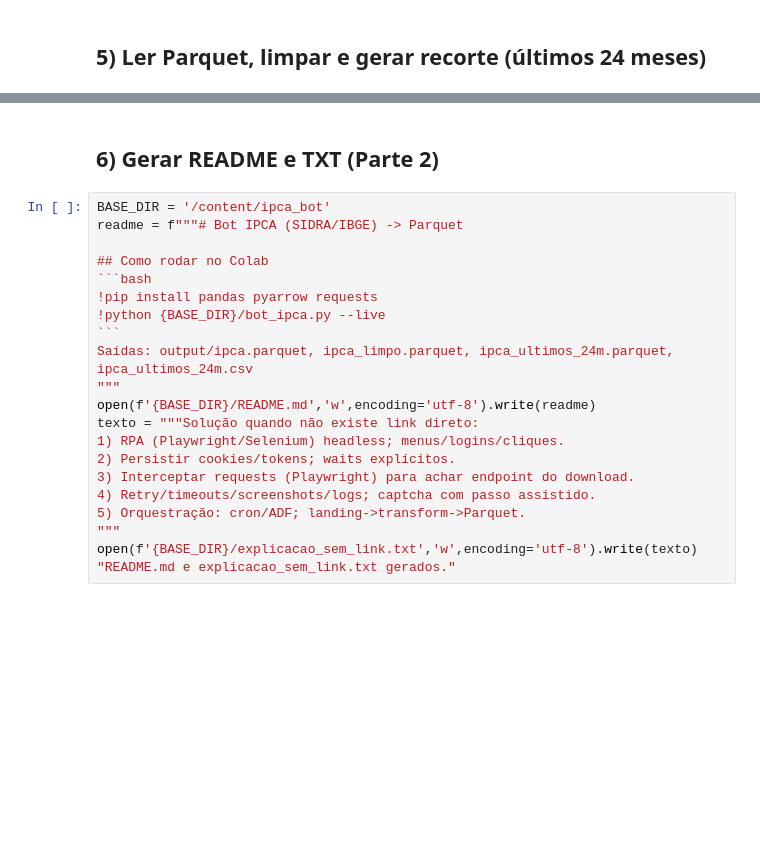
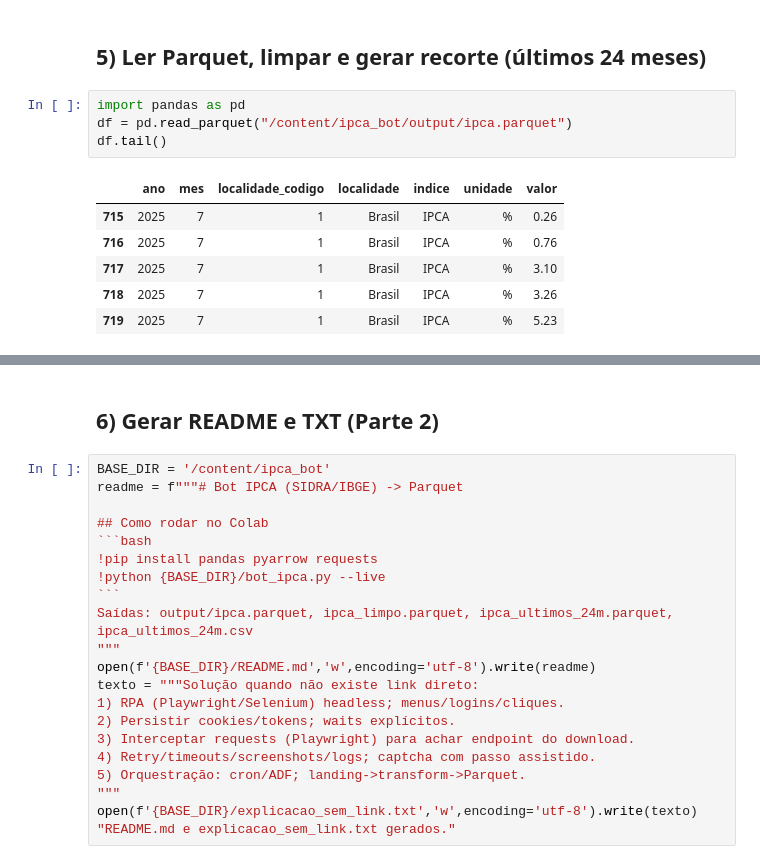
Before and after one commit to Araujopri/bot_ipca, a Jupyter notebook: Notebook_Bot_IPCA_Organizado.ipynb, the cells around one changed output, grey strips where cells are left out. Saved outputs shown, nothing was run; the diff lists cells and outputs as text; blank space fills up the shorter version.

```diff
--- a/Notebook_Bot_IPCA_Organizado.ipynb
+++ b/Notebook_Bot_IPCA_Organizado.ipynb
@@ -155,4 +311,15 @@ Arquivos criados em /content/ipca_bot
 # %% [markdown]
 ## 5) Ler Parquet, limpar e gerar recorte (últimos 24 meses)
+# %%
+import pandas as pd
+df = pd.read_parquet("/content/ipca_bot/output/ipca.parquet")
+df.tail()
+# %% [output]
+|  | ano | mes | localidade_codigo | localidade | indice | unidade | valor |
+| 715 | 2025 | 7 | 1 | Brasil | IPCA | % | 0.26 |
+| 716 | 2025 | 7 | 1 | Brasil | IPCA | % | 0.76 |
+| 717 | 2025 | 7 | 1 | Brasil | IPCA | % | 3.10 |
+| 718 | 2025 | 7 | 1 | Brasil | IPCA | % | 3.26 |
+| 719 | 2025 | 7 | 1 | Brasil | IPCA | % | 5.23 |
 # %%
 import pandas as pd
```
Also changed, not shown: parts of 7 cells of this notebook.
